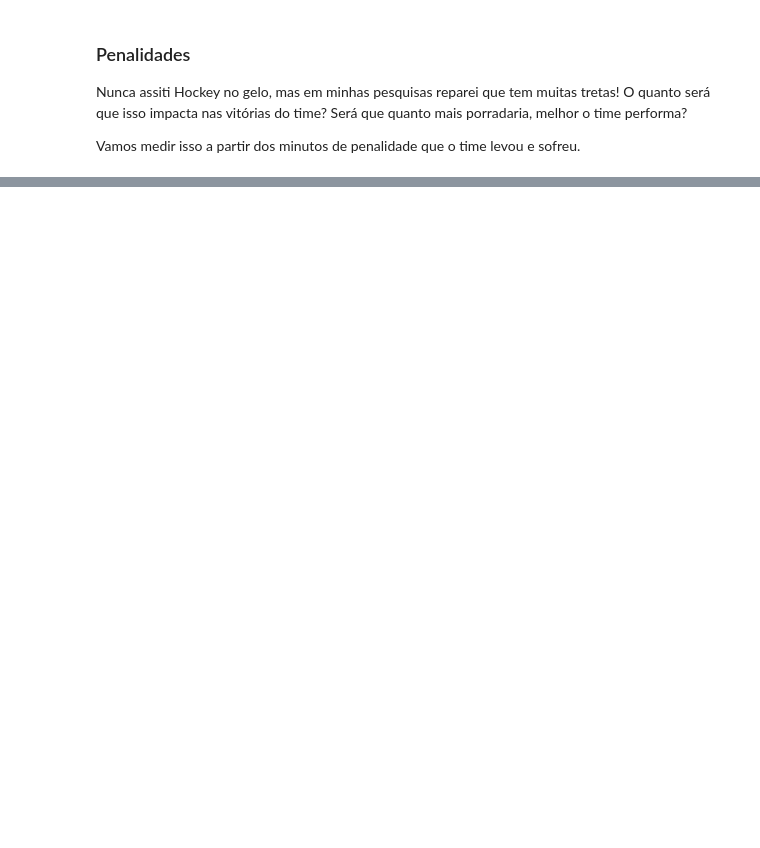
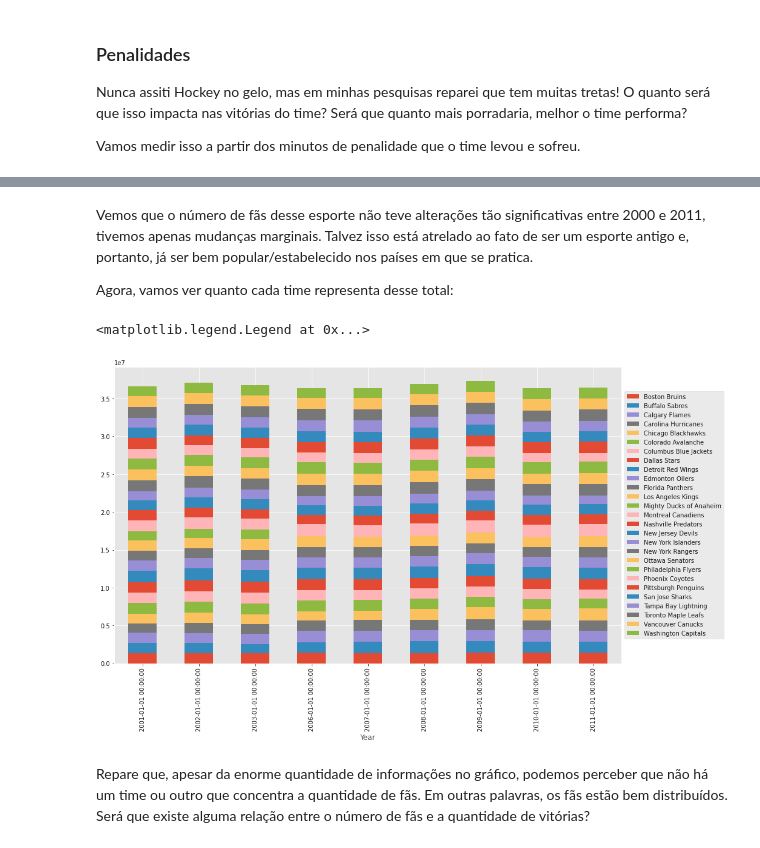
Before and after one commit to dlotter/gt-final-datascience, a Jupyter notebook: main_notebook.ipynb, the cells around one changed output, grey strips where cells are left out. Cells and saved outputs as stored; diff of their text form; code cells hidden in the pictures; blank space fills up the shorter version.

```diff
--- a/main_notebook.ipynb
+++ b/main_notebook.ipynb
@@ -382,0 +476,13 @@ Não me parece haver uma relação muito clara entre as penalidades e o número
+# %% [markdown]
+Vemos que o número de fãs desse esporte não teve alterações tão significativas entre 2000 e 2011, tivemos apenas mudanças marginais. Talvez isso está atrelado ao fato de ser um esporte antigo e, portanto, já ser bem popular/estabelecido nos países em que se pratica.
+
+Agora, vamos ver quanto cada time representa desse total:
+# %%
+pd.pivot_table(df, values='Overall Total', index=['Year'], columns=['Team Name'], aggfunc=np.sum).plot(kind='bar', stacked=True, figsize = (15,9))
+plt.legend(loc='center left', bbox_to_anchor=(1, 0.5))
+# %% [output]
+<matplotlib.legend.Legend at 0x...>
+[figure, added]
+# %% [markdown]
+Repare que, apesar da enorme quantidade de informações no gráfico, podemos perceber que não há um time ou outro que concentra a quantidade de fãs. Em outras palavras, os fãs estão bem distribuídos.
+Será que existe alguma relação entre o número de fãs e a quantidade de vitórias?
```
Also changed, not shown: parts of 32 cells of this notebook, 1 other file.
